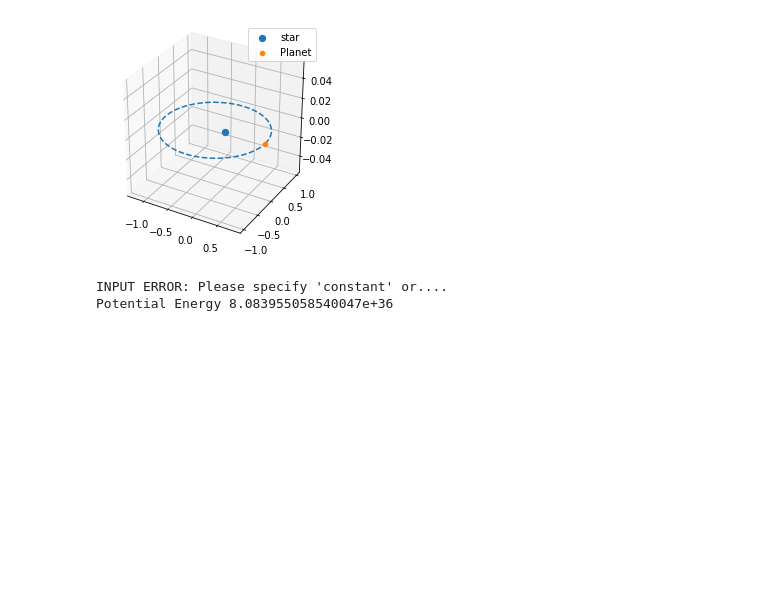
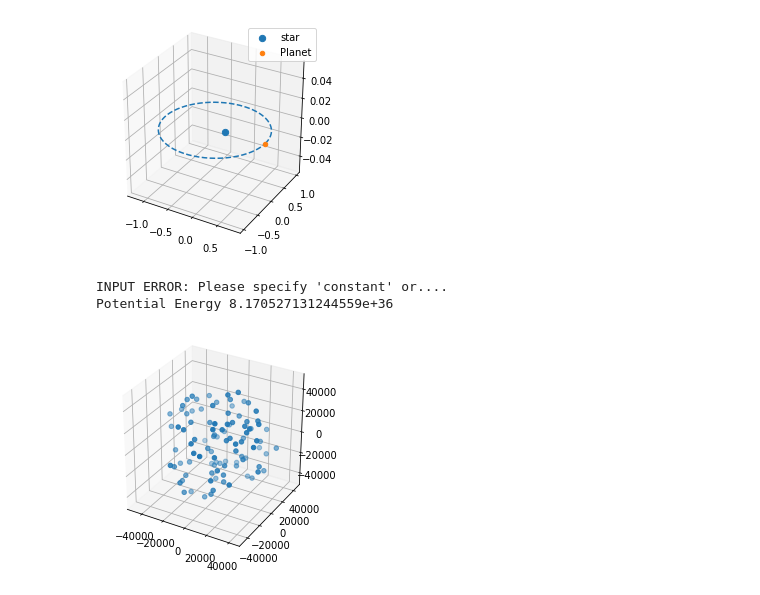
Before and after one commit to RhysAlfShaw/MSc_Project_Code, a Jupyter notebook: clustersimply_test.ipynb, the cells around one changed output. Drawn from its saved outputs; the diff is of its cells as text; code cells hidden in the pictures; blank space fills up the shorter version.

```diff
--- a/clustersimply_test.ipynb
+++ b/clustersimply_test.ipynb
@@ -15,12 +15,14 @@ Meas.graph('3D',a,e)
 # %%
 N = 100              #(number of stars)
 Rmax = 50000
 q = 0.5
 x = [Rmax,N,q]
 R = cs.gen_cluster(x)
 R.Gen_positions('Uniform')
 R.Gen_mass('constant')
 R.Gen_velocities()
+R.graph()
 # %% [output]
 INPUT ERROR: Please specify 'constant' or....
-Potential Energy 8.083955058540047e+36
+Potential Energy 8.170527131244559e+36
+[figure, added]
```
Also changed, not shown: parts of 2 cells of this notebook, 1 other file.
